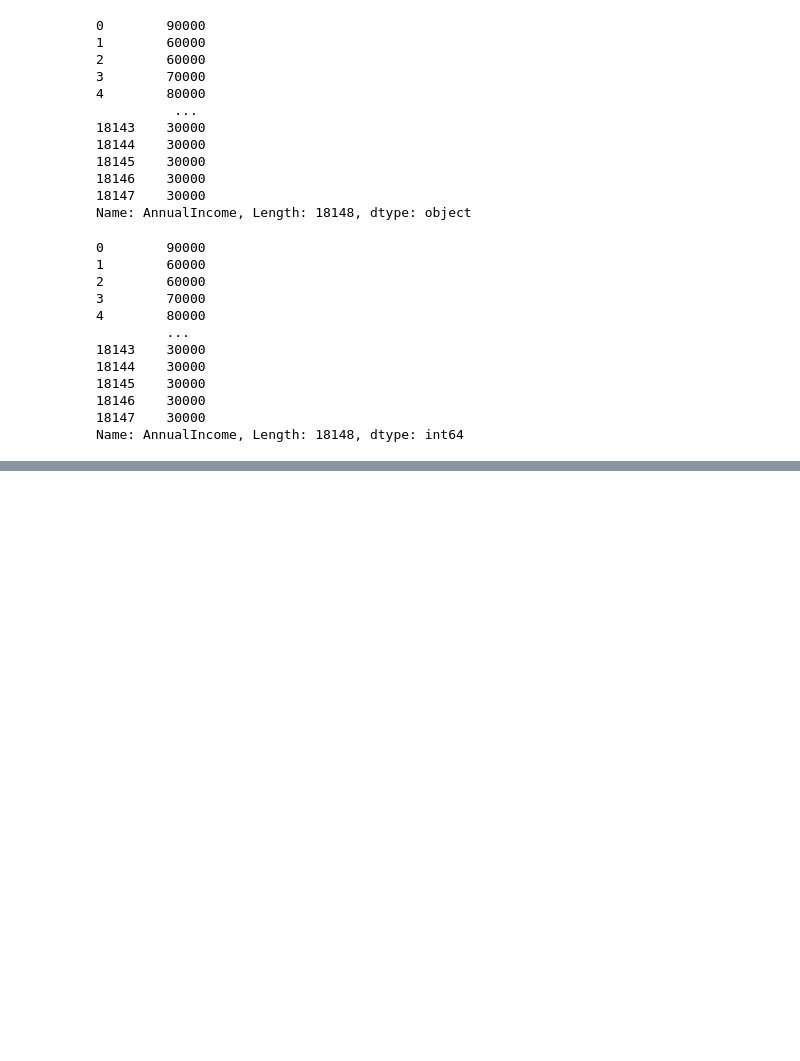
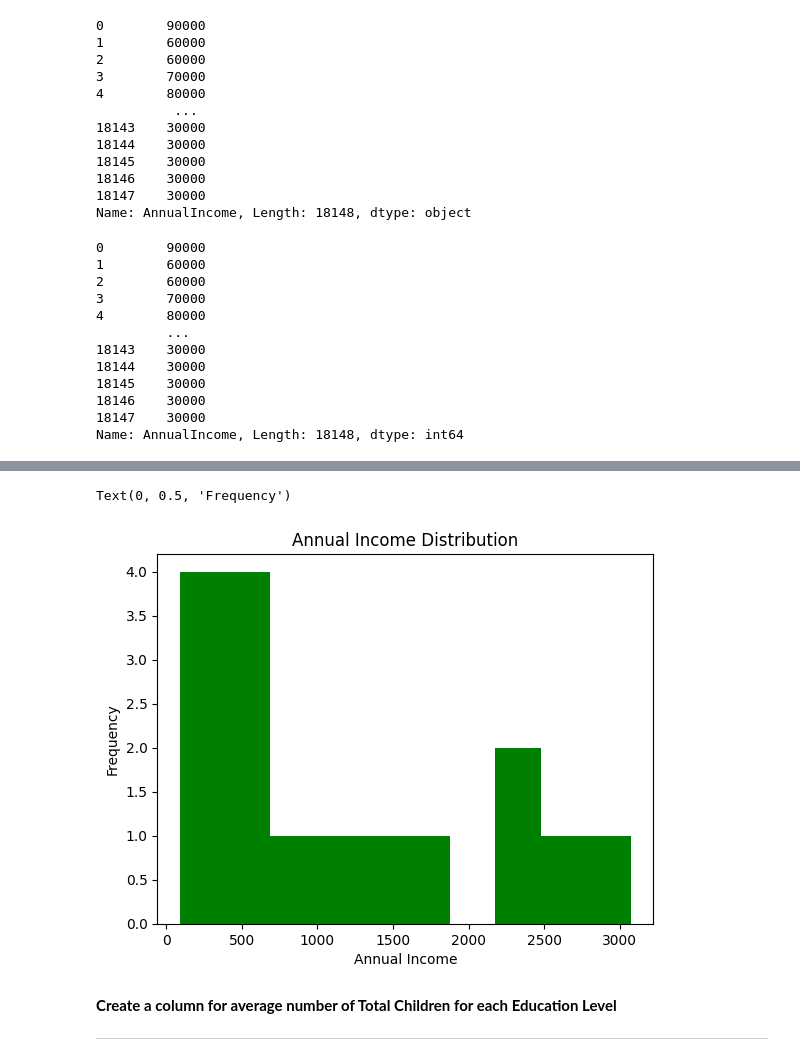
Before and after one commit to Christydataprog/Customers, a Jupyter notebook: Customer_Matplotlib.ipynb, the cells around one changed output, grey strips where cells are left out. Saved outputs shown, nothing was run; the diff lists cells and outputs as text; code cells hidden in the pictures; blank space fills up the shorter version.

```diff
--- a/Customer_Matplotlib.ipynb
+++ b/Customer_Matplotlib.ipynb
@@ -202,3 +202,6 @@ df.AnnualIncome.astype(int)
 18146    30000
 18147    30000
 Name: AnnualIncome, Length: 18148, dtype: int64
+# %%
+df.AnnualIncome = df.AnnualIncome.astype(int)
+df.info()
@@ -204,0 +249,13 @@ Name: AnnualIncome, Length: 18148, dtype: int64
+# %%
+df.AnnualIncome.value_counts().plot(kind = 'hist', color = ["green"])
+plt.title("Annual Income Distribution")
+plt.xlabel("Annual Income")
+plt.ylabel("Frequency")
+# %% [output]
+Text(0, 0.5, 'Frequency')
+[figure, added]
+# %% [markdown]
+
+**Create a column for average number of Total Children for each Education Level**
+
+---
```
Also changed, not shown: parts of 52 cells of this notebook.
